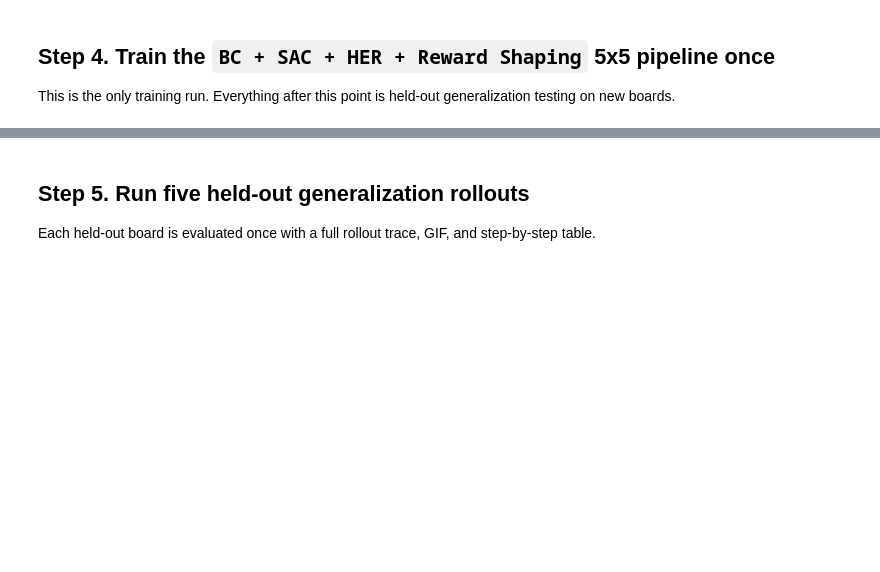
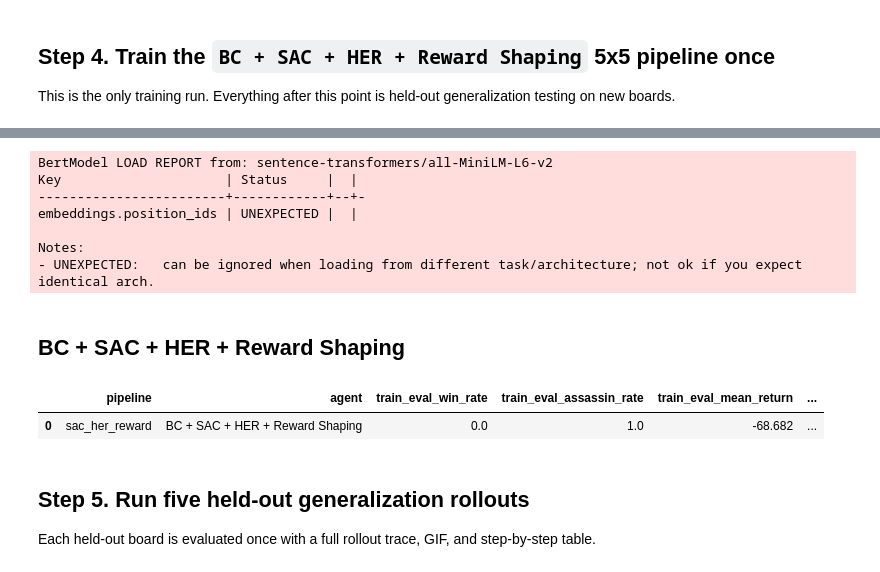
Before and after one commit to pb0104/Codenames-Spymaster-RL, a Jupyter notebook: notebooks/final_generalization.ipynb, the cells around one changed output, grey strips where cells are left out. Drawn from its saved outputs; the diff is of its cells as text; code cells hidden in the pictures; blank space fills up the shorter version.

```diff
--- a/notebooks/final_generalization.ipynb
+++ b/notebooks/final_generalization.ipynb
@@ -371,9 +392,15 @@ training_reference_df = pd.DataFrame(
             "pipeline": training_result.pipeline_name,
             "agent": training_result.agent_label,
             "train_eval_win_rate": round(training_result.agent_metrics["win_rate"], 3),
-            "train_eval_assassin_rate": round(training_result.agent_metrics["assassin_rate"], 3),
-            "train_eval_mean_return": round(training_result.agent_metrics["mean_return"], 3),
-            "train_eval_mean_turns": round(training_result.agent_metrics["mean_turns"], 3),
+            "train_eval_assassin_rate": round(
+                training_result.agent_metrics["assassin_rate"], 3
+            ),
+            "train_eval_mean_return": round(
+                training_result.agent_metrics["mean_return"], 3
+            ),
+            "train_eval_mean_turns": round(
+                training_result.agent_metrics["mean_turns"], 3
+            ),
             "train_eval_friendly_reveal_rate": round(
                 training_result.agent_metrics["friendly_reveal_rate"], 3
             ),
@@ -386,3 +413,4 @@ training_reference_df = pd.DataFrame(
 
 display(Markdown(f"## {PIPELINE_LABEL}"))
 training_reference_df
+# %% [output]
@@ -389,3 +418,13 @@ training_reference_df
+BertModel LOAD REPORT from: sentence-transformers/all-MiniLM-L6-v2
+Key                     | Status     |  |
+------------------------+------------+--+-
+embeddings.position_ids | UNEXPECTED |  |
+
+Notes:
+- UNEXPECTED:   can be ignored when loading from different task/architecture; not ok if you expect identical arch.
+## BC + SAC + HER + Reward Shaping
+|  | pipeline | agent | train_eval_win_rate | train_eval_assassin_rate | train_eval_mean_return | ... |
+| 0 | sac_her_reward | BC + SAC + HER + Reward Shaping | 0.0 | 1.0 | -68.682 | ... |
 # %% [markdown]
 ## Step 5. Run five held-out generalization rollouts
 
```
Also changed, not shown: parts of 6 cells of this notebook.
